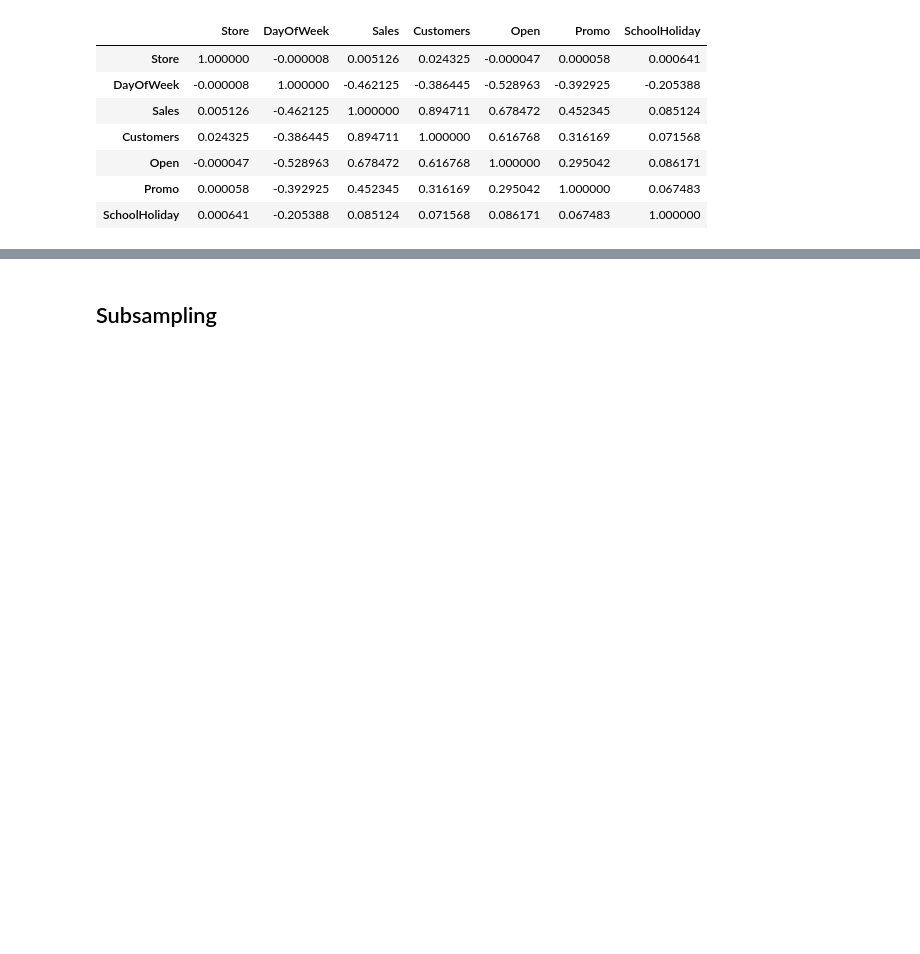
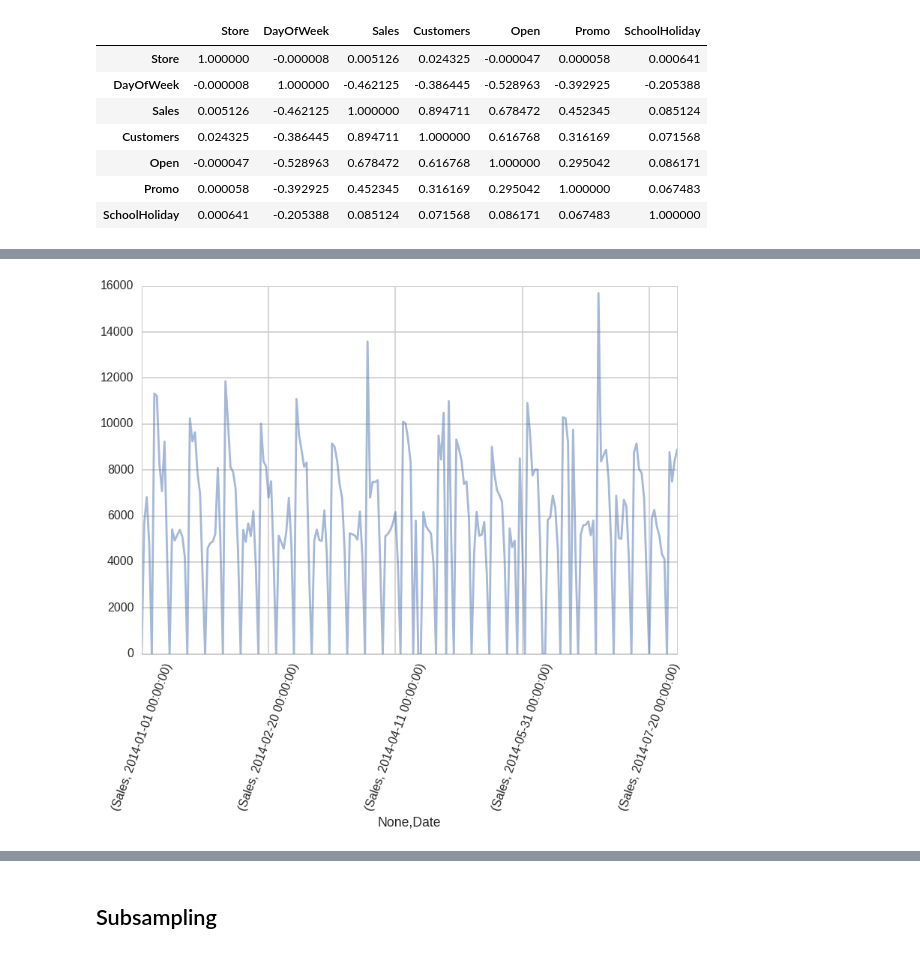
Before and after one commit to numb3r33/Kaggle-Competitions, a Jupyter notebook: Rossman-Stores-Sales/rossman_store_sales.ipynb, the cells around one changed output, grey strips where cells are left out. Saved outputs shown, nothing was run; the diff lists cells and outputs as text; code cells hidden in the pictures; blank space fills up the shorter version.

```diff
--- a/Rossman-Stores-Sales/rossman_store_sales.ipynb
+++ b/Rossman-Stores-Sales/rossman_store_sales.ipynb
@@ -157,0 +191,5 @@ rossman_train_df.corr()
+# %%
+store_sales_by_date_2014.ix[store_idx].plot(alpha=.5)
+plt.xticks(rotation=70);
+# %% [output]
+[figure, added]
```
Also changed, not shown: parts of 42 cells of this notebook.
